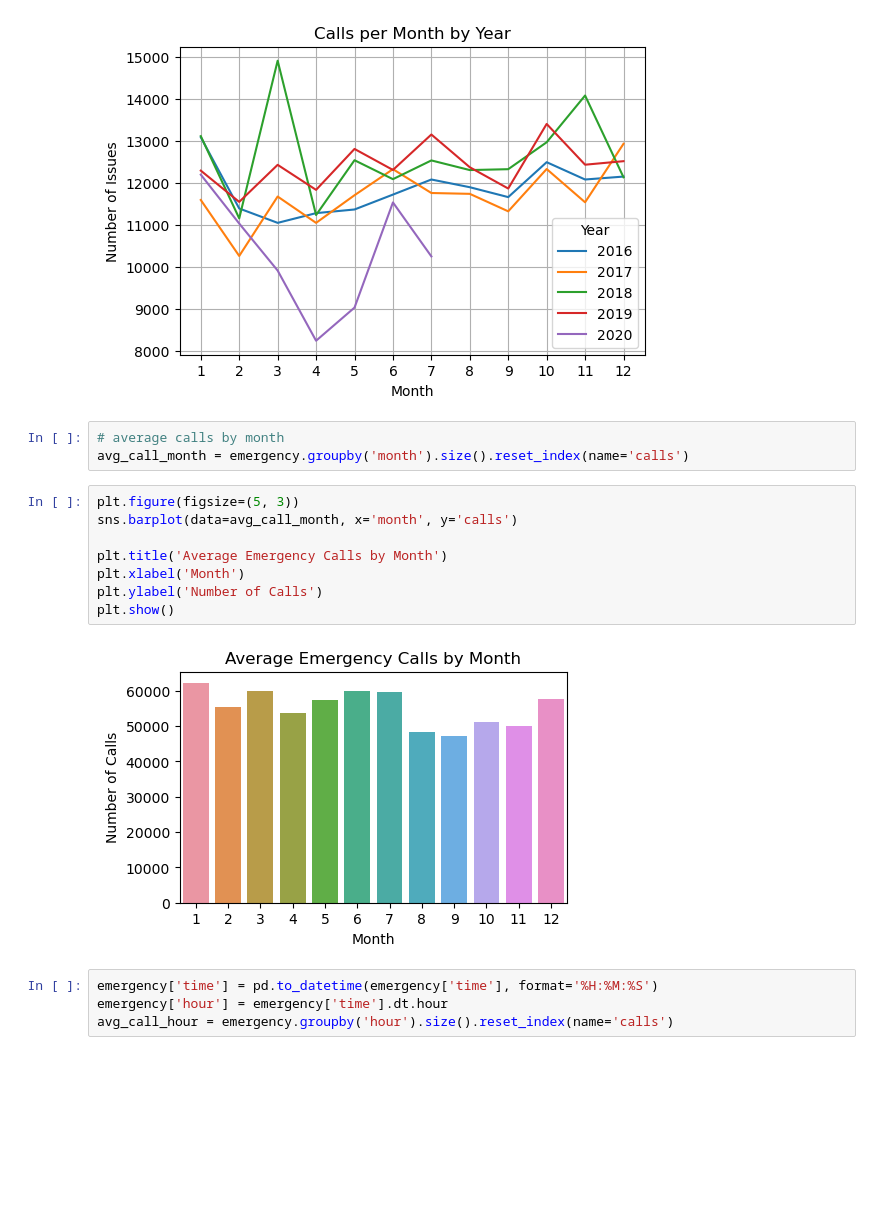
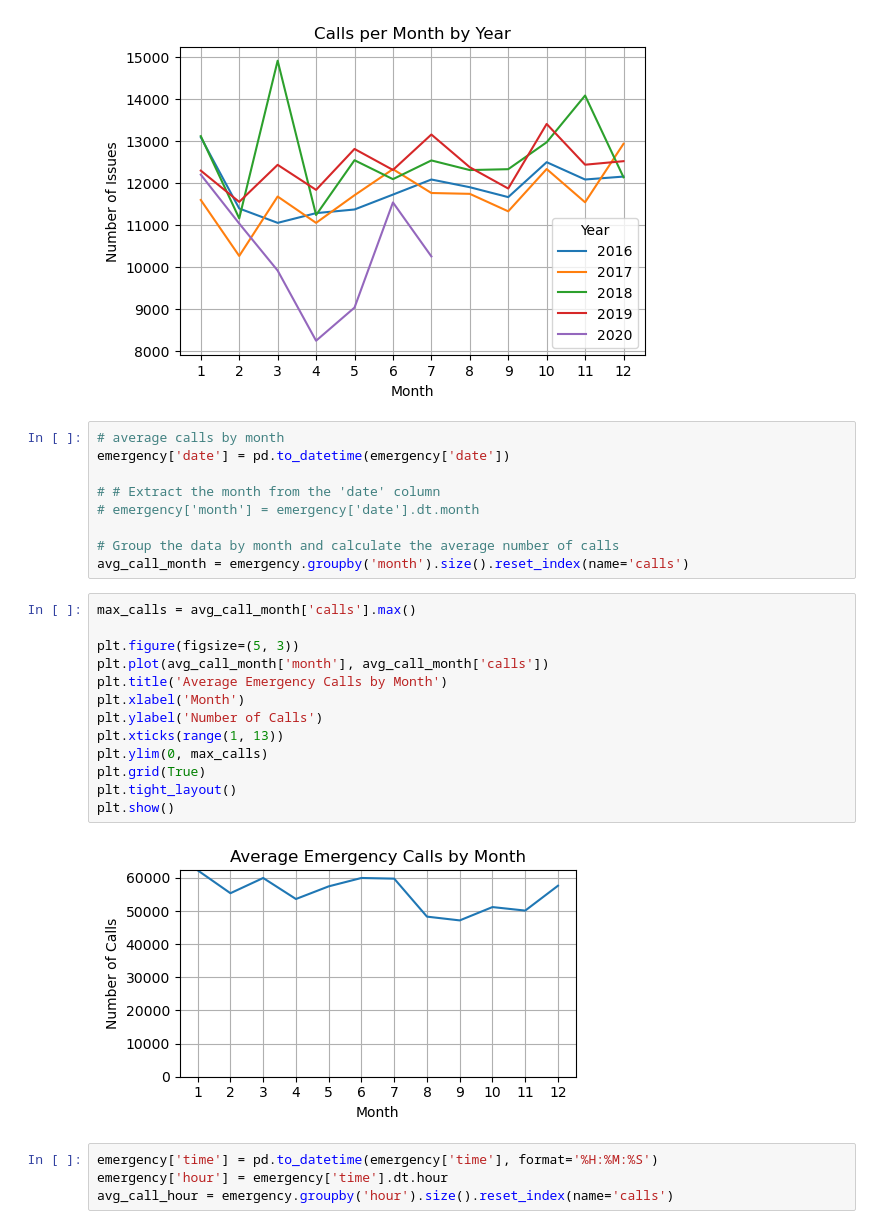
Before and after one commit to anniecnchang/annie-personal-projects, a Jupyter notebook: data-analysis/Emergency 911 Calls Exploratory Data Analysis.ipynb, the cells around one changed output. Saved outputs shown, nothing was run; the diff lists cells and outputs as text; blank space fills up the shorter version.

```diff
--- a/data-analysis/Emergency 911 Calls Exploratory Data Analysis.ipynb
+++ b/data-analysis/Emergency 911 Calls Exploratory Data Analysis.ipynb
@@ -217,17 +215,28 @@ plt.show()
 [figure]
 # %%
 # average calls by month
+emergency['date'] = pd.to_datetime(emergency['date'])
+
+# # Extract the month from the 'date' column
+# emergency['month'] = emergency['date'].dt.month
+
+# Group the data by month and calculate the average number of calls
 avg_call_month = emergency.groupby('month').size().reset_index(name='calls')
 # %%
+max_calls = avg_call_month['calls'].max()
+
 plt.figure(figsize=(5, 3))
-sns.barplot(data=avg_call_month, x='month', y='calls')
-
+plt.plot(avg_call_month['month'], avg_call_month['calls'])
 plt.title('Average Emergency Calls by Month')
 plt.xlabel('Month')
 plt.ylabel('Number of Calls')
+plt.xticks(range(1, 13))
+plt.ylim(0, max_calls)
+plt.grid(True)
+plt.tight_layout()
 plt.show()
 # %% [output]
-[figure, old version]
+[figure, new version]
 # %%
 emergency['time'] = pd.to_datetime(emergency['time'], format='%H:%M:%S')
 emergency['hour'] = emergency['time'].dt.hour
```
Also changed, not shown: parts of 3 cells of this notebook, 2 other files.
